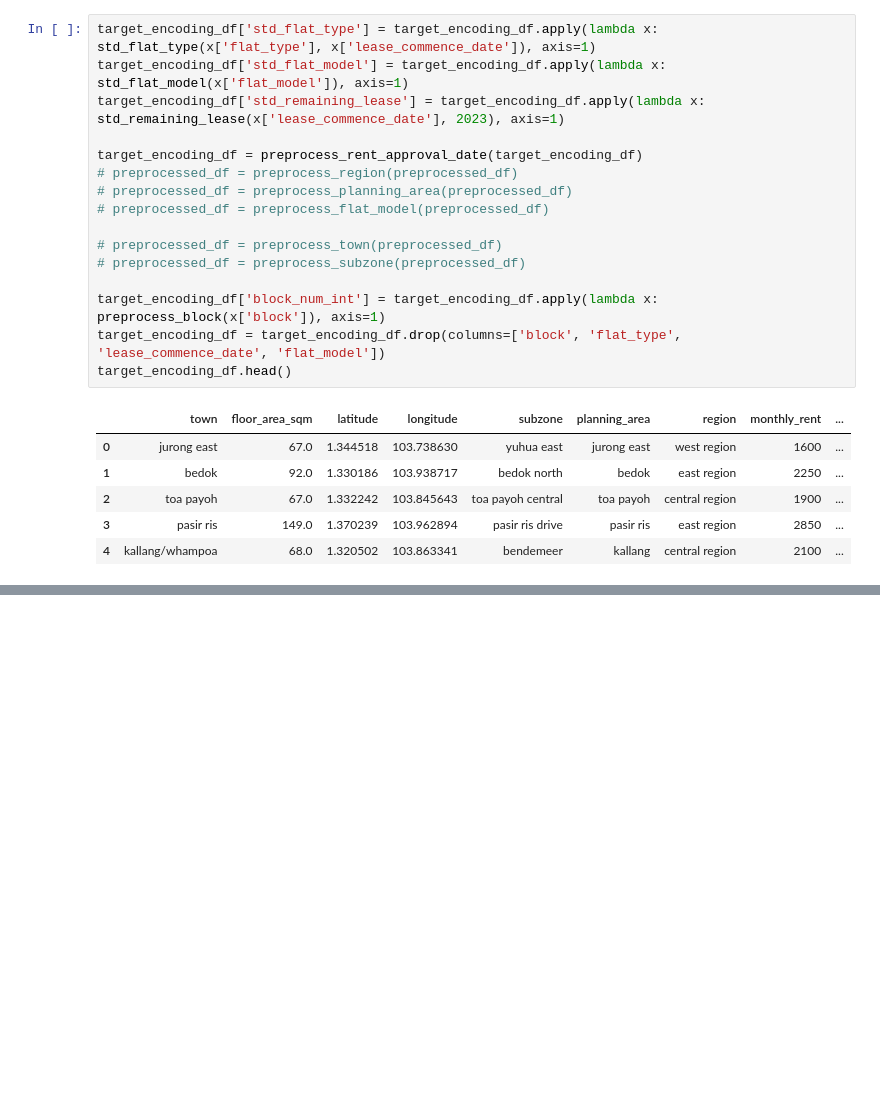
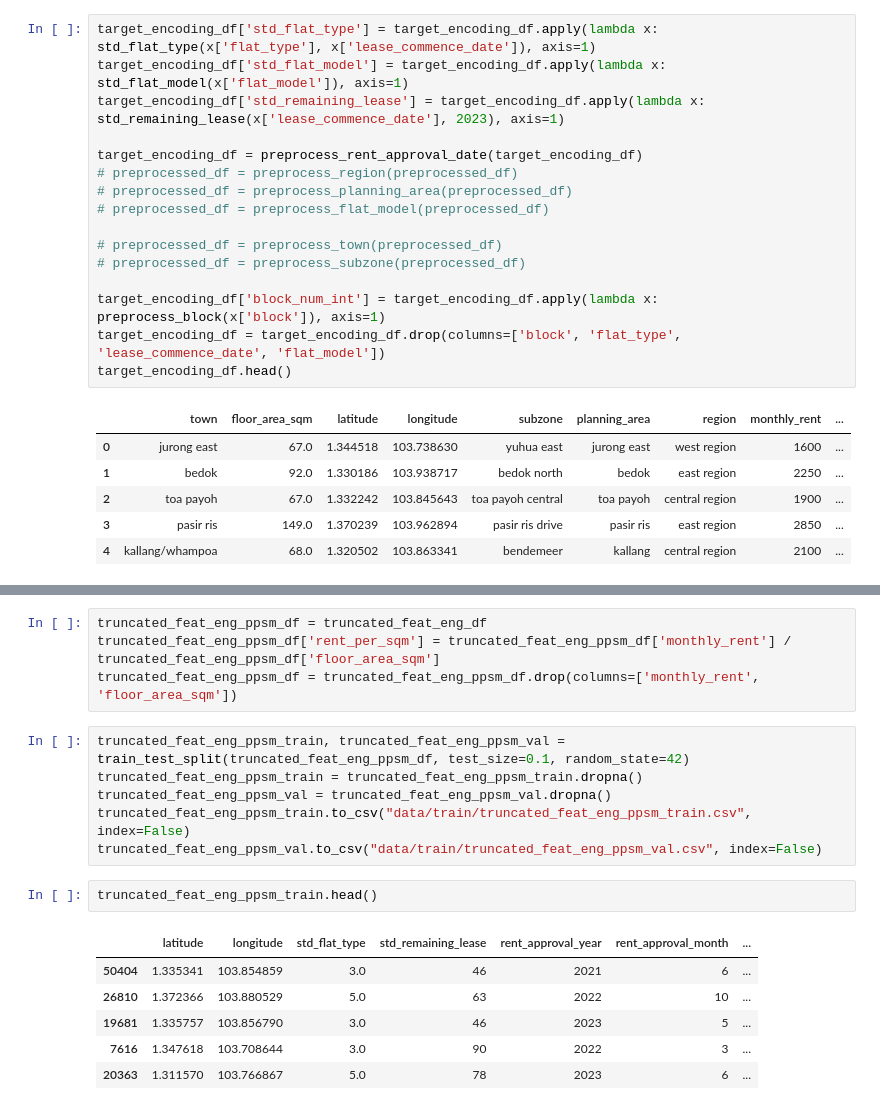
Before and after one commit to benhgm/cs5228_flat_rental, a Jupyter notebook: generate_data.ipynb, the cells around one changed output, grey strips where cells are left out. Saved outputs shown, nothing was run; the diff lists cells and outputs as text; blank space fills up the shorter version.

```diff
--- a/generate_data.ipynb
+++ b/generate_data.ipynb
@@ -239,0 +266,19 @@ target_encoding_baseline_val.to_csv("data/train/target_encoding_baseline_train.c
+# %%
+truncated_feat_eng_ppsm_df = truncated_feat_eng_df
+truncated_feat_eng_ppsm_df['rent_per_sqm'] = truncated_feat_eng_ppsm_df['monthly_rent'] / truncated_feat_eng_ppsm_df['floor_area_sqm']
+truncated_feat_eng_ppsm_df = truncated_feat_eng_ppsm_df.drop(columns=['monthly_rent', 'floor_area_sqm'])
+# %%
+truncated_feat_eng_ppsm_train, truncated_feat_eng_ppsm_val = train_test_split(truncated_feat_eng_ppsm_df, test_size=0.1, random_state=42)
+truncated_feat_eng_ppsm_train = truncated_feat_eng_ppsm_train.dropna()
+truncated_feat_eng_ppsm_val = truncated_feat_eng_ppsm_val.dropna()
+truncated_feat_eng_ppsm_train.to_csv("data/train/truncated_feat_eng_ppsm_train.csv", index=False)
+truncated_feat_eng_ppsm_val.to_csv("data/train/truncated_feat_eng_ppsm_val.csv", index=False)
+# %%
+truncated_feat_eng_ppsm_train.head()
+# %% [output]
+|  | latitude | longitude | std_flat_type | std_remaining_lease | rent_approval_year | rent_approval_month | ... |
+| 50404 | 1.335341 | 103.854859 | 3.0 | 46 | 2021 | 6 | ... |
+| 26810 | 1.372366 | 103.880529 | 5.0 | 63 | 2022 | 10 | ... |
+| 19681 | 1.335757 | 103.856790 | 3.0 | 46 | 2023 | 5 | ... |
+| 7616 | 1.347618 | 103.708644 | 3.0 | 90 | 2022 | 3 | ... |
+| 20363 | 1.311570 | 103.766867 | 5.0 | 78 | 2023 | 6 | ... |
```
Also changed, not shown: parts of 12 cells of this notebook, 1 other file.
